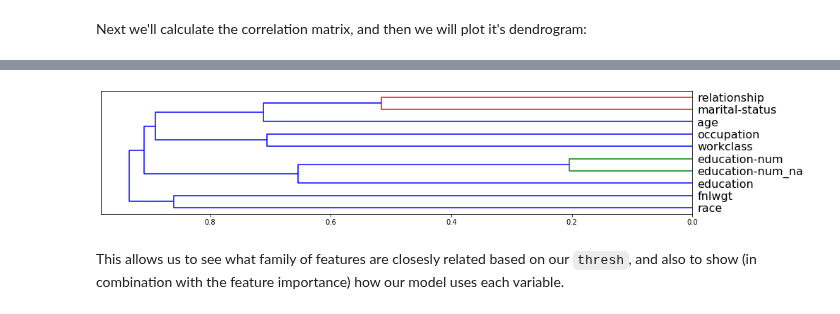
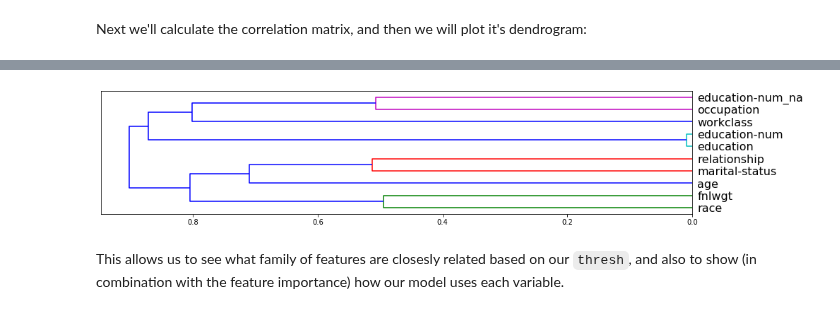
Before and after one commit to muellerzr/fastinference, a Jupyter notebook: nbs/01_tabular.interpretation.ipynb, the cells around one changed output, grey strips where cells are left out. Saved outputs shown, nothing was run; the diff lists cells and outputs as text; code cells hidden in the pictures.

```diff
--- a/nbs/01_tabular.interpretation.ipynb
+++ b/nbs/01_tabular.interpretation.ipynb
@@ -195,6 +203,7 @@ to = TabularPandas(df, procs=procs, cat_names=cat_names, cont_names=cont_names,
                    y_names=y_names, splits=splits)
 dls = to.dataloaders()
 # %%
-learn = tabular_learner(dls, layers=[200,100], metrics=accuracy)
+learn = tabular_learner(dls, layers=[200,100], metrics=accuracy,
+                       cbs=WandbCallback())
 learn.fit(3)
 # %% [output]
@@ -225,7 +254,7 @@ OrderedDict([('occupation vs sex', 0.795),
 # %%
-learn.plot_dendrogram(df.iloc[:1000])
+learn.plot_dendrogram(df)
 # %% [output]
 [interactive output not drawn]
-[figure, old version]
+[figure, new version]
 # %% [markdown]
 This allows us to see what family of features are closesly related based on our `thresh`, and also to show (in combination with the feature importance) how our model uses each variable.
```
Also changed, not shown: parts of 7 cells of this notebook, 12 other files.
